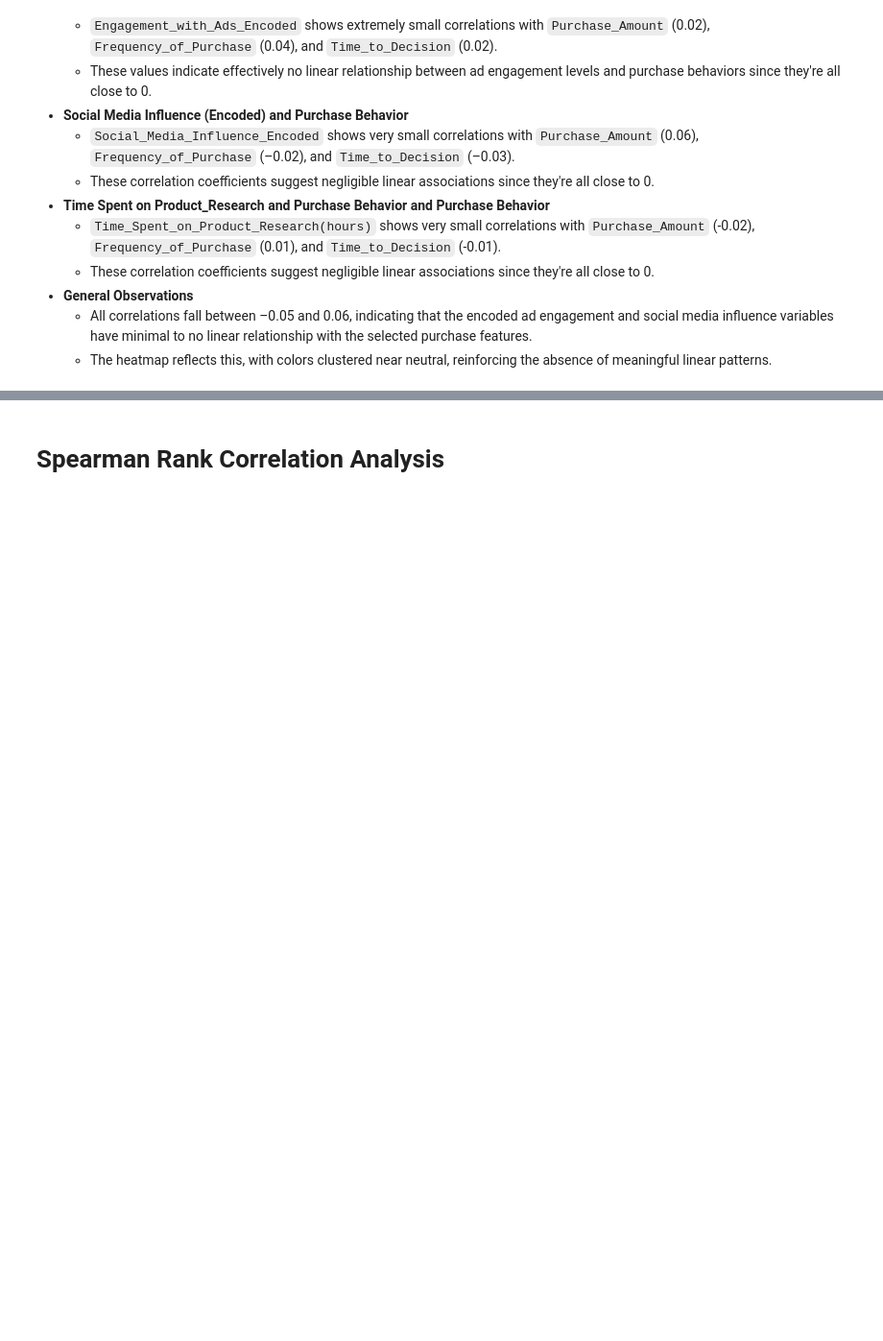
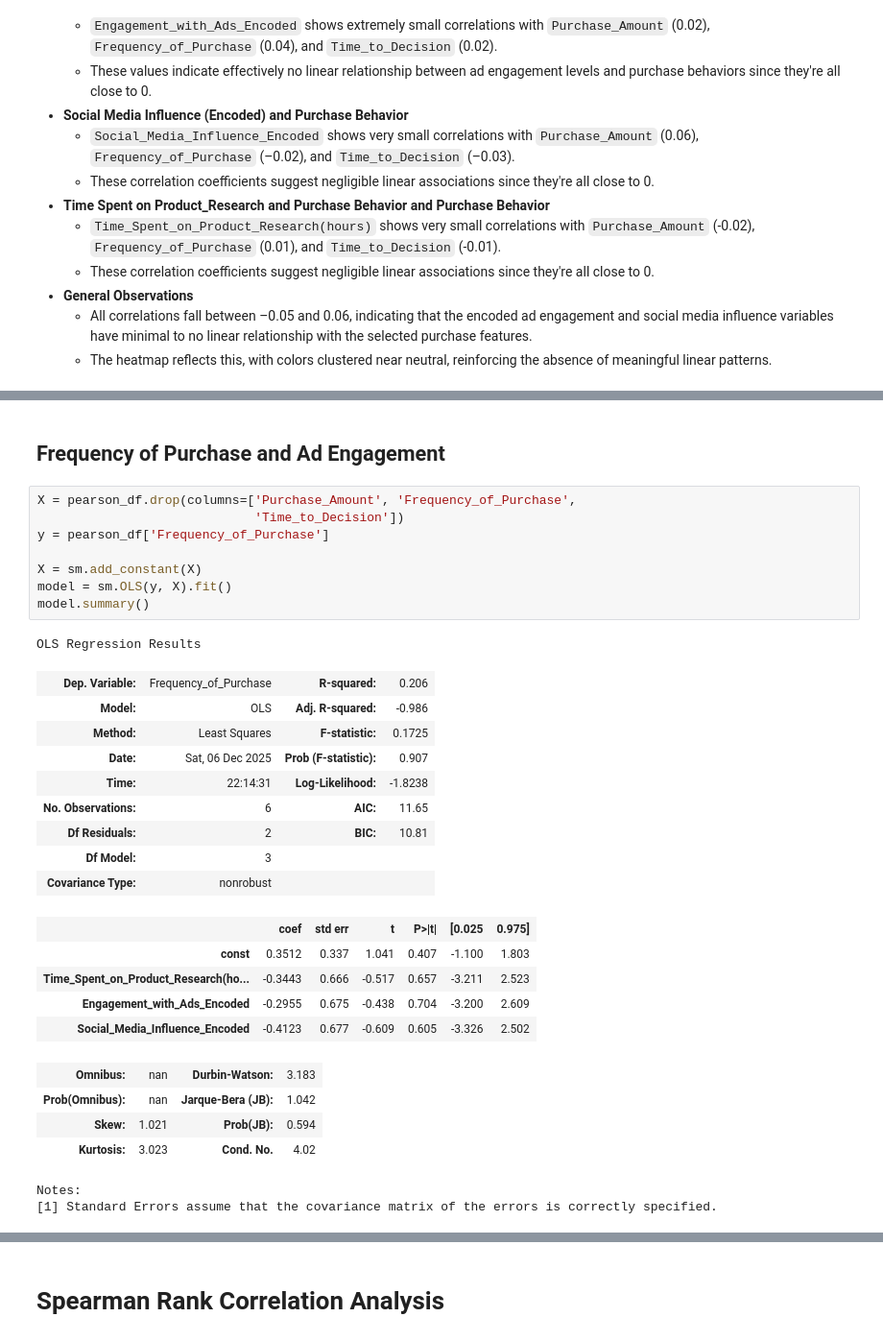
Before and after one commit to cwjng/si671-final-project, a Jupyter notebook: ad_correlation_analysis.ipynb, the cells around one changed output, grey strips where cells are left out. Shown: that part at 96% size. Cells and saved outputs as stored; diff of their text form; blank space fills up the shorter version.

```diff
--- a/ad_correlation_analysis.ipynb
+++ b/ad_correlation_analysis.ipynb
@@ -104,0 +152,32 @@ The ad engagement columns: `Engagement_with_Ads_Encoded` and `Social_Media_Influ
+# %% [markdown]
+## Frequency of Purchase and Ad Engagement
+# %%
+X = pearson_df.drop(columns=['Purchase_Amount', 'Frequency_of_Purchase',
+                             'Time_to_Decision'])
+y = pearson_df['Frequency_of_Purchase']
+
+X = sm.add_constant(X)
+model = sm.OLS(y, X).fit()
+model.summary()
+# %% [output]
+OLS Regression Results
+| Dep. Variable: | Frequency_of_Purchase | R-squared: | 0.206 |
+| Model: | OLS | Adj. R-squared: | -0.986 |
+| Method: | Least Squares | F-statistic: | 0.1725 |
+| Date: | Sat, 06 Dec 2025 | Prob (F-statistic): | 0.907 |
+| Time: | 22:14:31 | Log-Likelihood: | -1.8238 |
+| No. Observations: | 6 | AIC: | 11.65 |
+| Df Residuals: | 2 | BIC: | 10.81 |
+| Df Model: | 3 |  |  |
+| Covariance Type: | nonrobust |  |  |
+|  | coef | std err | t | P>|t| | [0.025 | 0.975] |
+| const | 0.3512 | 0.337 | 1.041 | 0.407 | -1.100 | 1.803 |
+| Time_Spent_on_Product_Research(ho... | -0.3443 | 0.666 | -0.517 | 0.657 | -3.211 | 2.523 |
+| Engagement_with_Ads_Encoded | -0.2955 | 0.675 | -0.438 | 0.704 | -3.200 | 2.609 |
+| Social_Media_Influence_Encoded | -0.4123 | 0.677 | -0.609 | 0.605 | -3.326 | 2.502 |
+| Omnibus: | nan | Durbin-Watson: | 3.183 |
+| Prob(Omnibus): | nan | Jarque-Bera (JB): | 1.042 |
+| Skew: | 1.021 | Prob(JB): | 0.594 |
+| Kurtosis: | 3.023 | Cond. No. | 4.02 |
+Notes:
+[1] Standard Errors assume that the covariance matrix of the errors is correctly specified.
```
Also changed, not shown: parts of 15 cells of this notebook.
